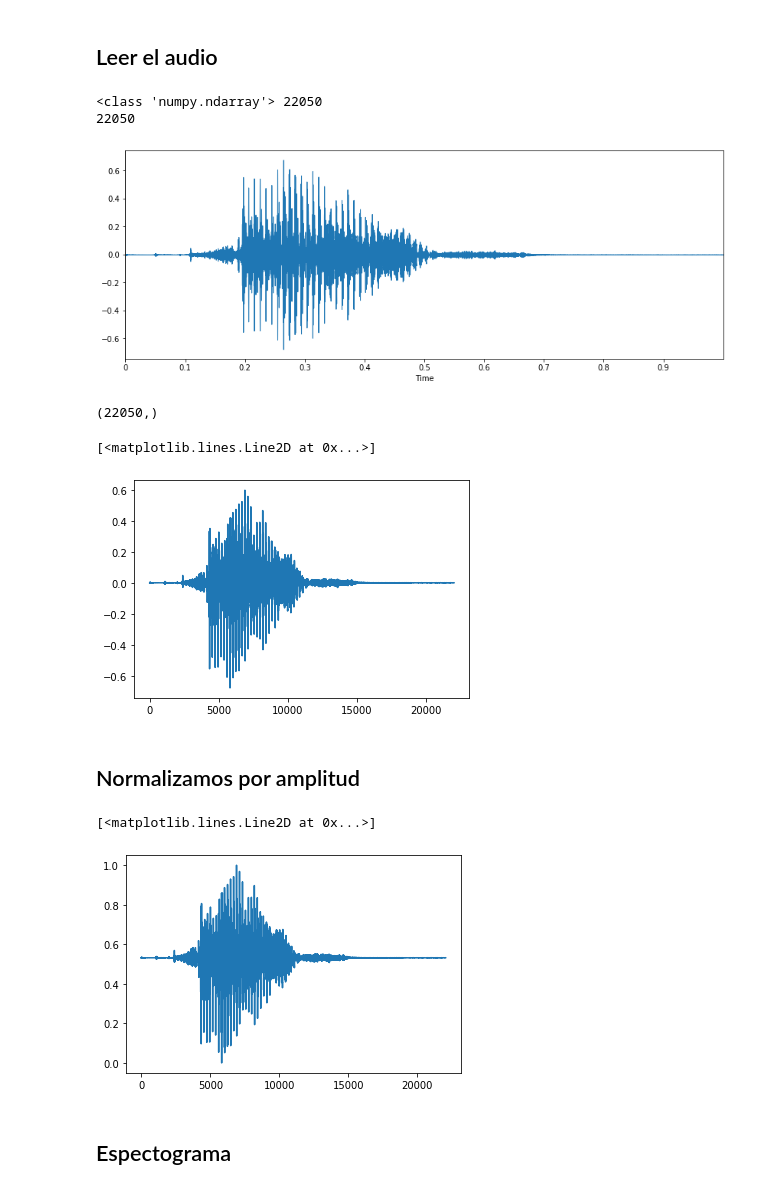
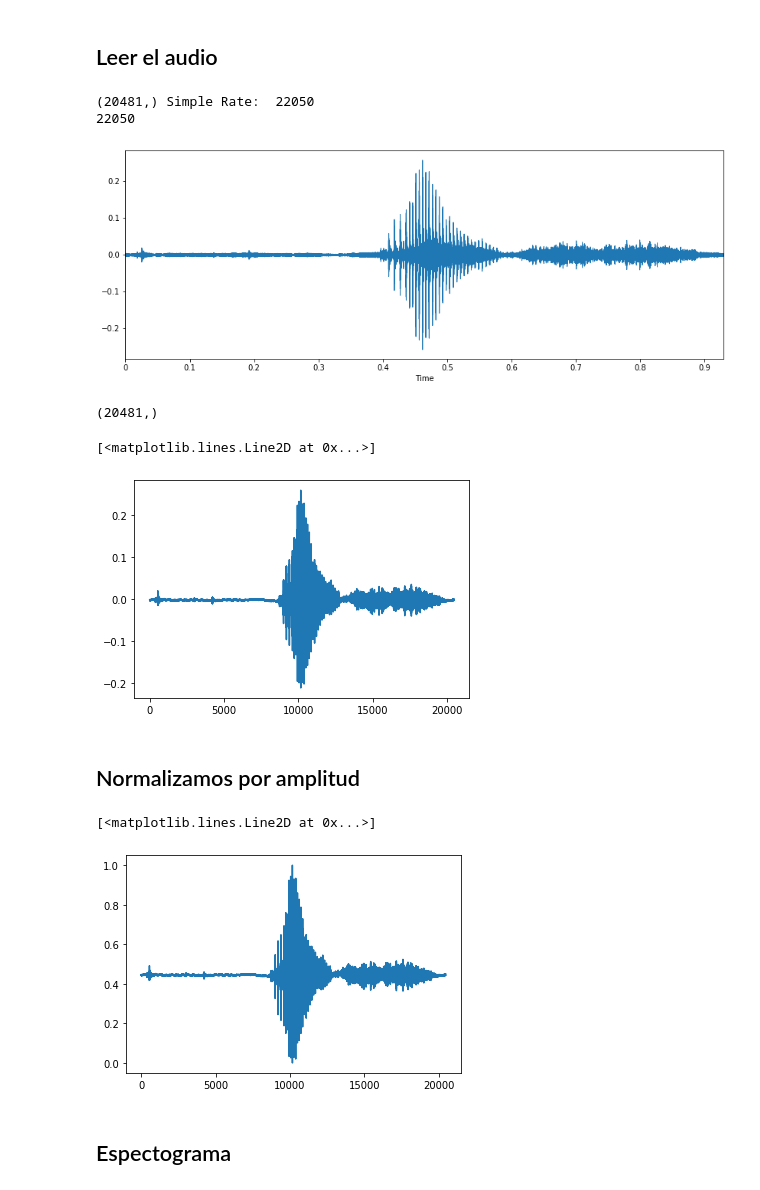
Before and after one commit to josearangos/Voice_Recognition, a Jupyter notebook: MFCC/Test MFCC.ipynb, the cells around one changed output. Saved outputs shown, nothing was run; the diff lists cells and outputs as text; code cells hidden in the pictures.

```diff
--- a/MFCC/Test MFCC.ipynb
+++ b/MFCC/Test MFCC.ipynb
@@ -11,28 +11,28 @@ import sklearn as sk
 # %% [markdown]
 ## Leer el audio
 # %%
-audio_path = '../data/five/0a2b400e_nohash_0.wav'
+audio_path = '../data/yes/004ae714_nohash_1.wav'
 x , sr = librosa.load(audio_path)
-print(type(x), (sr))
+print(x.shape, "Simple Rate: ",(sr))
 librosa.load(audio_path, sr=sr)
 
 ipd.Audio(audio_path)
 
 #display waveform
 plt.figure(figsize=(14, 5))
 librosa.display.waveplot(x, sr=sr)
 print(sr)
 # %% [output]
-<class 'numpy.ndarray'> 22050
+(20481,) Simple Rate:  22050
 22050
-[figure, old version]
+[figure, new version]
 # %%
 print(x.shape)
 plt.plot(x)
 # %% [output]
-(22050,)
+(20481,)
 [<matplotlib.lines.Line2D at 0x...>]
-[figure, old version]
+[figure, new version]
 # %% [markdown]
 ## Normalizamos por amplitud
 # %%
@@ -40,7 +40,7 @@ x_normalize=sk.preprocessing.minmax_scale(x, axis=0)
 plt.plot(x_normalize)
 # %% [output]
 [<matplotlib.lines.Line2D at 0x...>]
-[figure, old version]
+[figure, new version]
 # %% [markdown]
 ## Espectograma
 # %%
```
Also changed, not shown: parts of 3 cells of this notebook, 2 other files.
